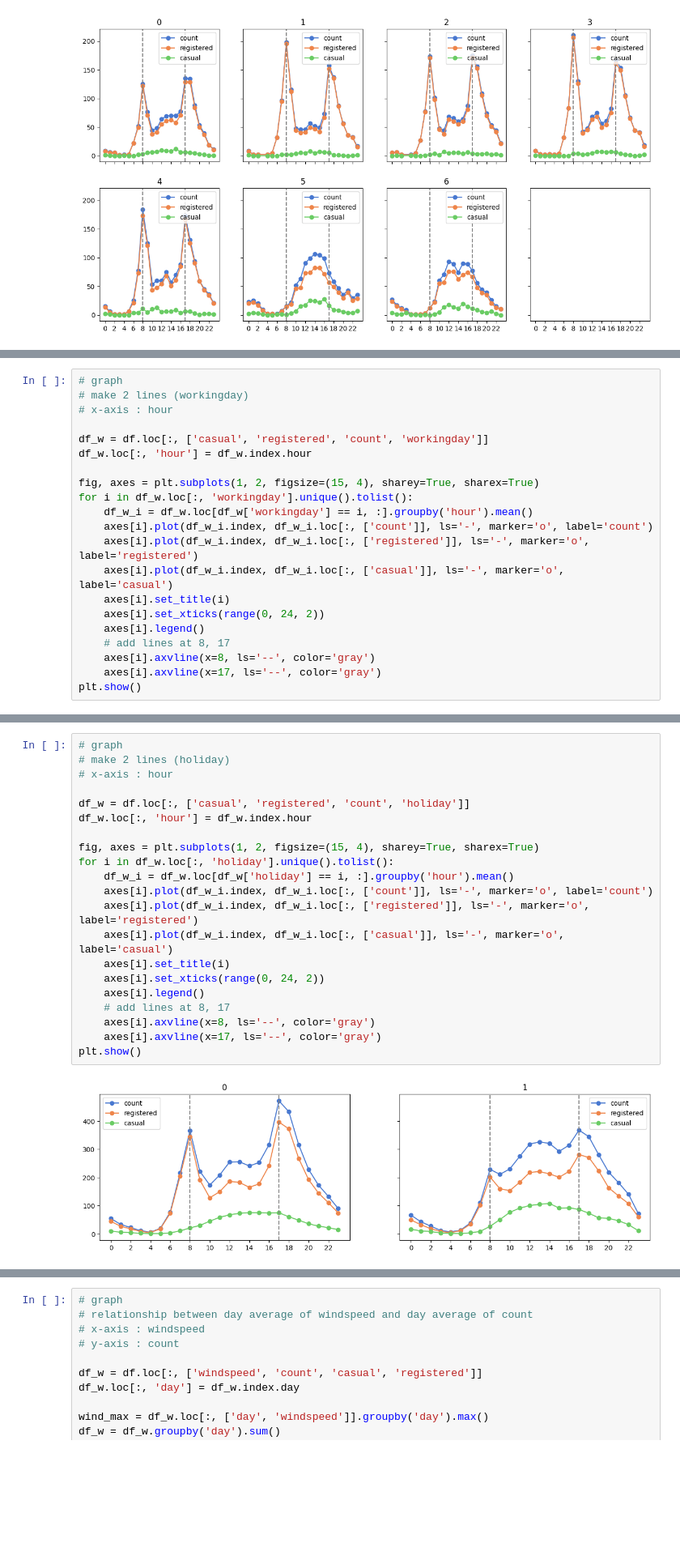
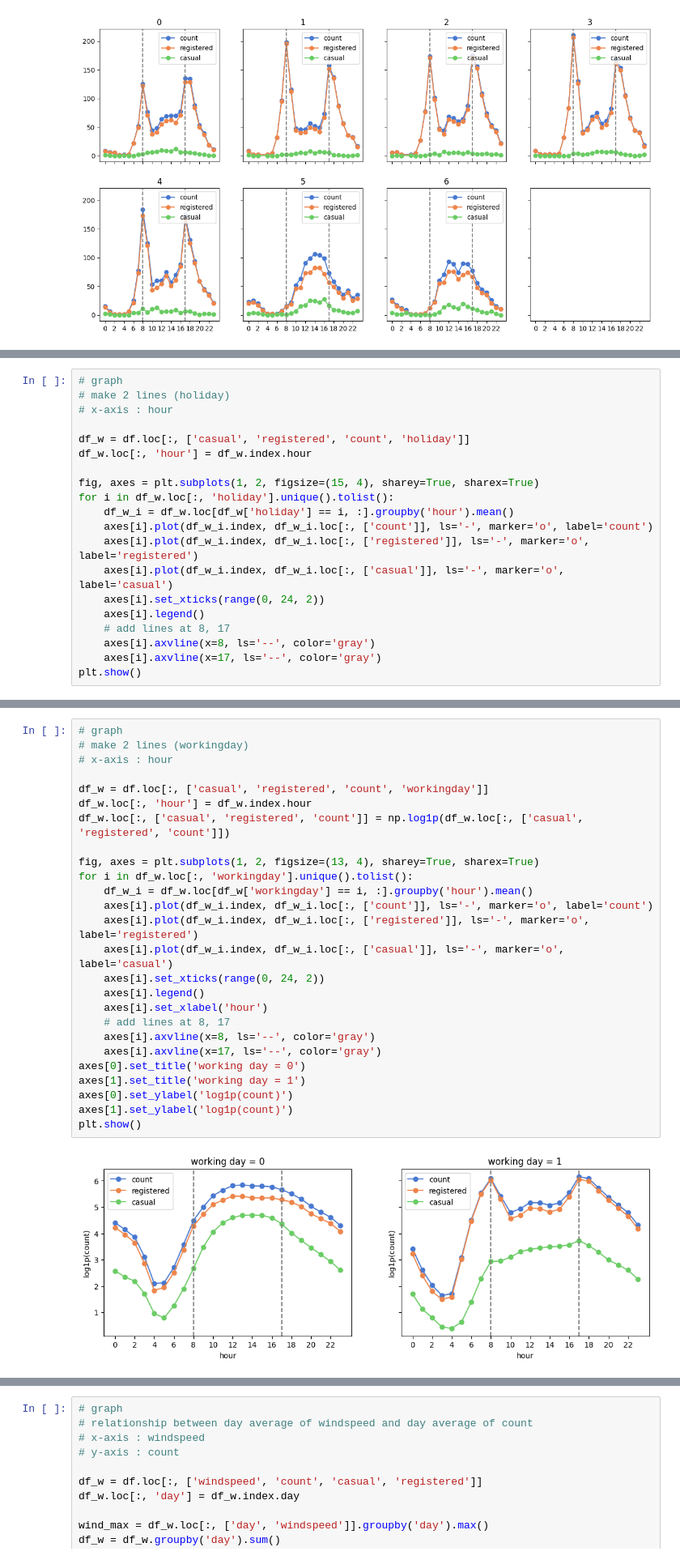
Before and after one commit to ryo-i1/bike, a Jupyter notebook: bike_analysis.ipynb, the cells around one changed output, grey strips where cells are left out. Shown at 81% size. Cells and saved outputs as stored; diff of their text form; blank space fills up the shorter version.

```diff
--- a/bike_analysis.ipynb
+++ b/bike_analysis.ipynb
@@ -261,18 +288,17 @@ plt.show()
 # %%
 # graph
-# make 2 lines (workingday)
+# make 2 lines (holiday)
 # x-axis : hour
 
-df_w = df.loc[:, ['casual', 'registered', 'count', 'workingday']]
+df_w = df.loc[:, ['casual', 'registered', 'count', 'holiday']]
 df_w.loc[:, 'hour'] = df_w.index.hour
 
 fig, axes = plt.subplots(1, 2, figsize=(15, 4), sharey=True, sharex=True)
-for i in df_w.loc[:, 'workingday'].unique().tolist():
-    df_w_i = df_w.loc[df_w['workingday'] == i, :].groupby('hour').mean()
+for i in df_w.loc[:, 'holiday'].unique().tolist():
+    df_w_i = df_w.loc[df_w['holiday'] == i, :].groupby('hour').mean()
     axes[i].plot(df_w_i.index, df_w_i.loc[:, ['count']], ls='-', marker='o', label='count')
     axes[i].plot(df_w_i.index, df_w_i.loc[:, ['registered']], ls='-', marker='o', label='registered')
     axes[i].plot(df_w_i.index, df_w_i.loc[:, ['casual']], ls='-', marker='o', label='casual')
-    axes[i].set_title(i)
     axes[i].set_xticks(range(0, 24, 2))
     axes[i].legend()
     # add lines at 8, 17
@@ -284,23 +310,28 @@ plt.show()
 # %%
 # graph
-# make 2 lines (holiday)
+# make 2 lines (workingday)
 # x-axis : hour
 
-df_w = df.loc[:, ['casual', 'registered', 'count', 'holiday']]
+df_w = df.loc[:, ['casual', 'registered', 'count', 'workingday']]
 df_w.loc[:, 'hour'] = df_w.index.hour
+df_w.loc[:, ['casual', 'registered', 'count']] = np.log1p(df_w.loc[:, ['casual', 'registered', 'count']])
 
-fig, axes = plt.subplots(1, 2, figsize=(15, 4), sharey=True, sharex=True)
-for i in df_w.loc[:, 'holiday'].unique().tolist():
-    df_w_i = df_w.loc[df_w['holiday'] == i, :].groupby('hour').mean()
+fig, axes = plt.subplots(1, 2, figsize=(13, 4), sharey=True, sharex=True)
+for i in df_w.loc[:, 'workingday'].unique().tolist():
+    df_w_i = df_w.loc[df_w['workingday'] == i, :].groupby('hour').mean()
     axes[i].plot(df_w_i.index, df_w_i.loc[:, ['count']], ls='-', marker='o', label='count')
     axes[i].plot(df_w_i.index, df_w_i.loc[:, ['registered']], ls='-', marker='o', label='registered')
     axes[i].plot(df_w_i.index, df_w_i.loc[:, ['casual']], ls='-', marker='o', label='casual')
-    axes[i].set_title(i)
     axes[i].set_xticks(range(0, 24, 2))
     axes[i].legend()
+    axes[i].set_xlabel('hour')
     # add lines at 8, 17
     axes[i].axvline(x=8, ls='--', color='gray')
     axes[i].axvline(x=17, ls='--', color='gray')
+axes[0].set_title('working day = 0')
+axes[1].set_title('working day = 1')
+axes[0].set_ylabel('log1p(count)')
+axes[1].set_ylabel('log1p(count)')
 plt.show()
 # %% [output]
-[figure, old version]
+[figure, new version]
```
Also changed, not shown: parts of 4 cells of this notebook, 7 other files.
